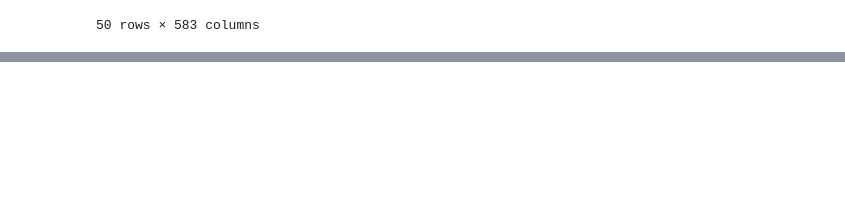
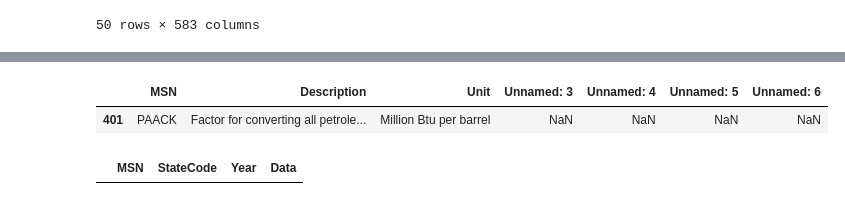
Before and after one commit to charmoniumQ/MCM-2018, a Jupyter notebook: MCM-Data-Analysis.ipynb, the cells around one changed output, grey strips where cells are left out. Saved outputs shown, nothing was run; the diff lists cells and outputs as text; code cells hidden in the pictures; blank space fills up the shorter version.

```diff
--- a/MCM-Data-Analysis.ipynb
+++ b/MCM-Data-Analysis.ipynb
@@ -112,0 +99,9 @@ AZ_data_reformatted.head()
+# %%
+variables[variables['MSN'] == 'PAACK']
+# %% [output]
+|  | MSN | Description | Unit | Unnamed: 3 | Unnamed: 4 | Unnamed: 5 | Unnamed: 6 |
+| 401 | PAACK | Factor for converting all petrole... | Million Btu per barrel | NaN | NaN | NaN | NaN |
+# %%
+energy_data[energy_data['MSN'] == 'PAACK']
+# %% [output]
+|  | MSN | StateCode | Year | Data |
```
Also changed, not shown: parts of 10 cells of this notebook, 1 other file.
